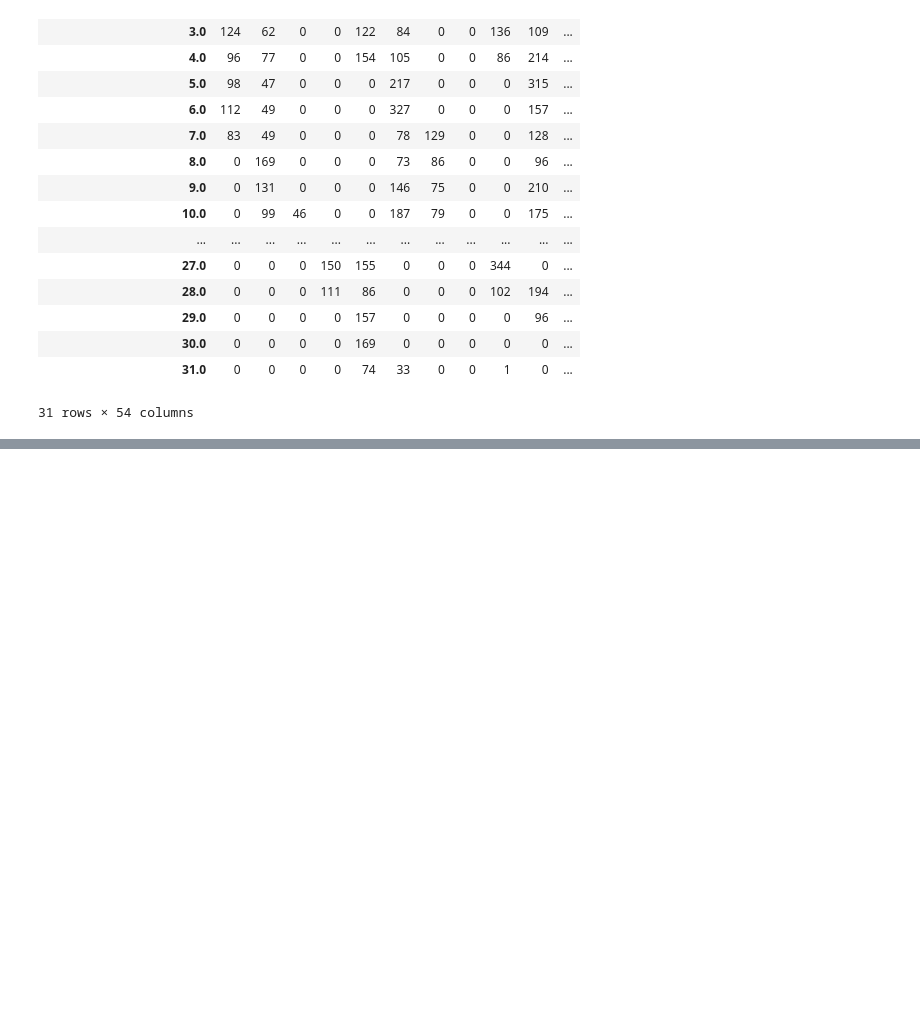
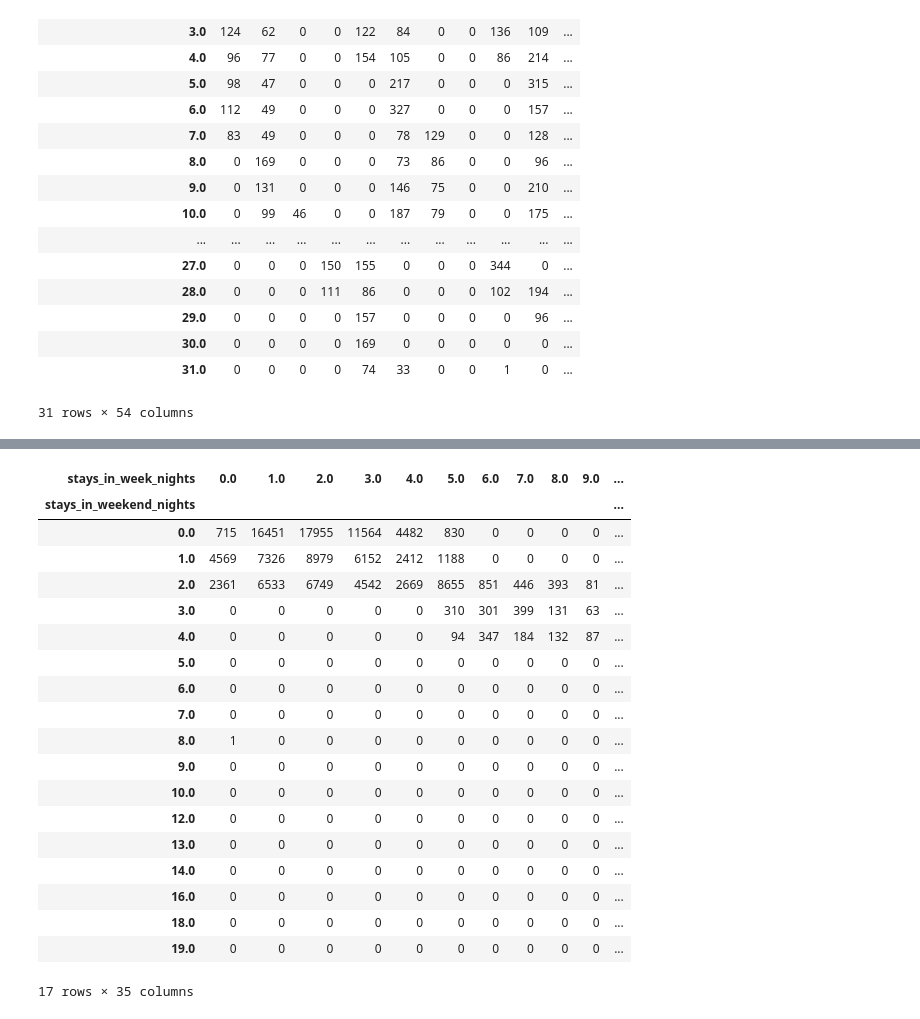
Before and after one commit to SimoneKris/KGS-Data-Analytics-Portfolio, a Jupyter notebook: hotel_evidence13.ipynb, the cells around one changed output, grey strips where cells are left out. Drawn from its saved outputs; the diff is of its cells as text; code cells hidden in the pictures; blank space fills up the shorter version.

```diff
--- a/hotel_evidence13.ipynb
+++ b/hotel_evidence13.ipynb
@@ -343,0 +407,6 @@ I think what you are trying to look at is the arrival_date_week_number, but you
+# %%
+df.loc[df['adults'] > 54, 'is_false'] = 1
+# %%
+df.loc[df['children'] > 9, 'is_false'] = 1
+# %%
+df.loc[df['babies'] > 10, 'is_false'] =1
@@ -343,0 +438,2 @@ I think what you are trying to look at is the arrival_date_week_number, but you
+# %%
+df["total_room_nights"] = df["stays_in_weekend_nights"] + df["stays_in_week_nights"]
@@ -343,0 +452,24 @@ I think what you are trying to look at is the arrival_date_week_number, but you
+# %%
+
+pd.crosstab(df['stays_in_weekend_nights'], df['stays_in_week_nights'])
+# %% [output]
+| stays_in_week_nights | 0.0 | 1.0 | 2.0 | 3.0 | 4.0 | 5.0 | 6.0 | 7.0 | 8.0 | 9.0 | ... |
+| stays_in_weekend_nights |  |  |  |  |  |  |  |  |  |  | ... |
+| 0.0 | 715 | 16451 | 17955 | 11564 | 4482 | 830 | 0 | 0 | 0 | 0 | ... |
+| 1.0 | 4569 | 7326 | 8979 | 6152 | 2412 | 1188 | 0 | 0 | 0 | 0 | ... |
+| 2.0 | 2361 | 6533 | 6749 | 4542 | 2669 | 8655 | 851 | 446 | 393 | 81 | ... |
+| 3.0 | 0 | 0 | 0 | 0 | 0 | 310 | 301 | 399 | 131 | 63 | ... |
+| 4.0 | 0 | 0 | 0 | 0 | 0 | 94 | 347 | 184 | 132 | 87 | ... |
+| 5.0 | 0 | 0 | 0 | 0 | 0 | 0 | 0 | 0 | 0 | 0 | ... |
+| 6.0 | 0 | 0 | 0 | 0 | 0 | 0 | 0 | 0 | 0 | 0 | ... |
+| 7.0 | 0 | 0 | 0 | 0 | 0 | 0 | 0 | 0 | 0 | 0 | ... |
+| 8.0 | 1 | 0 | 0 | 0 | 0 | 0 | 0 | 0 | 0 | 0 | ... |
+| 9.0 | 0 | 0 | 0 | 0 | 0 | 0 | 0 | 0 | 0 | 0 | ... |
+| 10.0 | 0 | 0 | 0 | 0 | 0 | 0 | 0 | 0 | 0 | 0 | ... |
+| 12.0 | 0 | 0 | 0 | 0 | 0 | 0 | 0 | 0 | 0 | 0 | ... |
+| 13.0 | 0 | 0 | 0 | 0 | 0 | 0 | 0 | 0 | 0 | 0 | ... |
+| 14.0 | 0 | 0 | 0 | 0 | 0 | 0 | 0 | 0 | 0 | 0 | ... |
+| 16.0 | 0 | 0 | 0 | 0 | 0 | 0 | 0 | 0 | 0 | 0 | ... |
+| 18.0 | 0 | 0 | 0 | 0 | 0 | 0 | 0 | 0 | 0 | 0 | ... |
+| 19.0 | 0 | 0 | 0 | 0 | 0 | 0 | 0 | 0 | 0 | 0 | ... |
+17 rows × 35 columns
```
Also changed, not shown: parts of 34 cells of this notebook.
